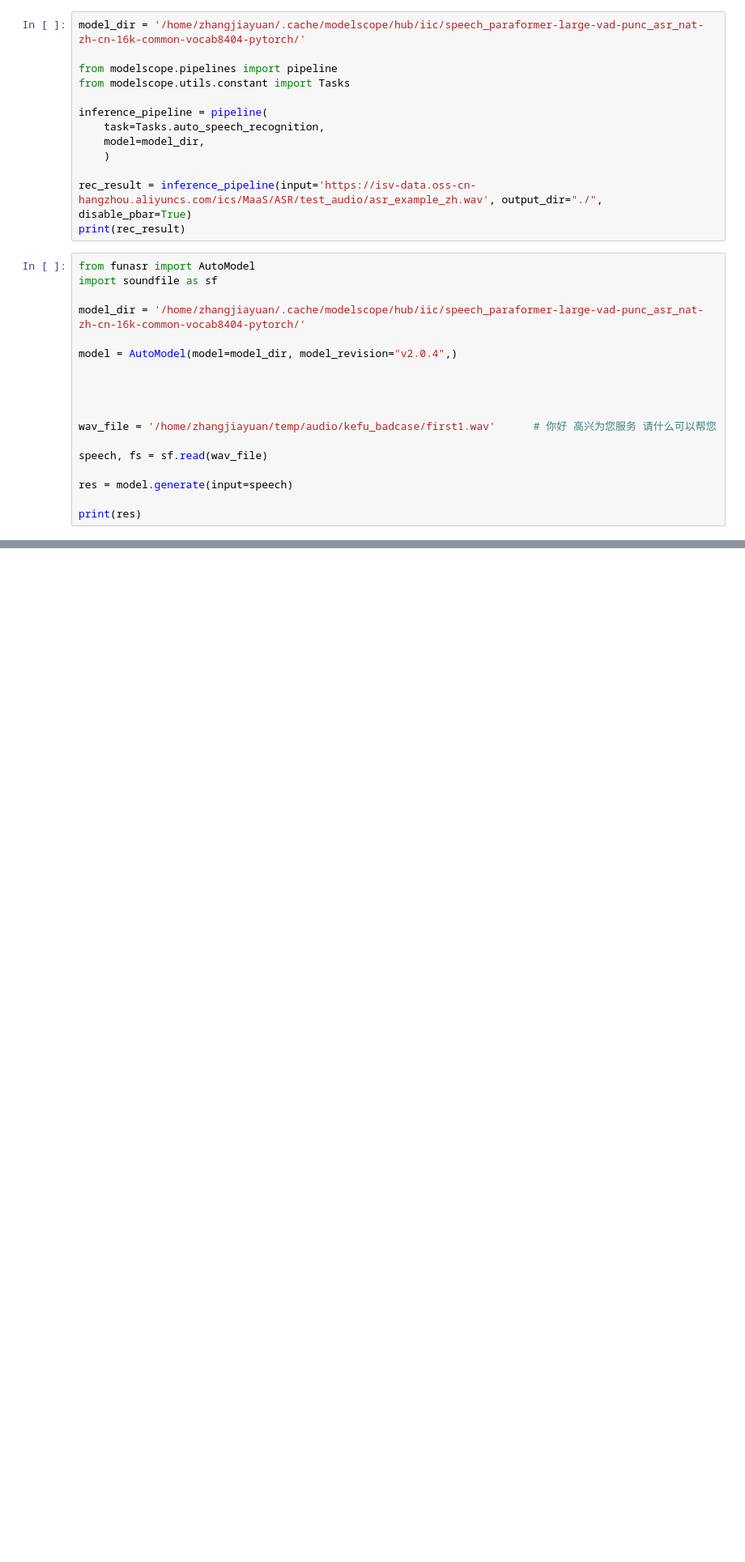
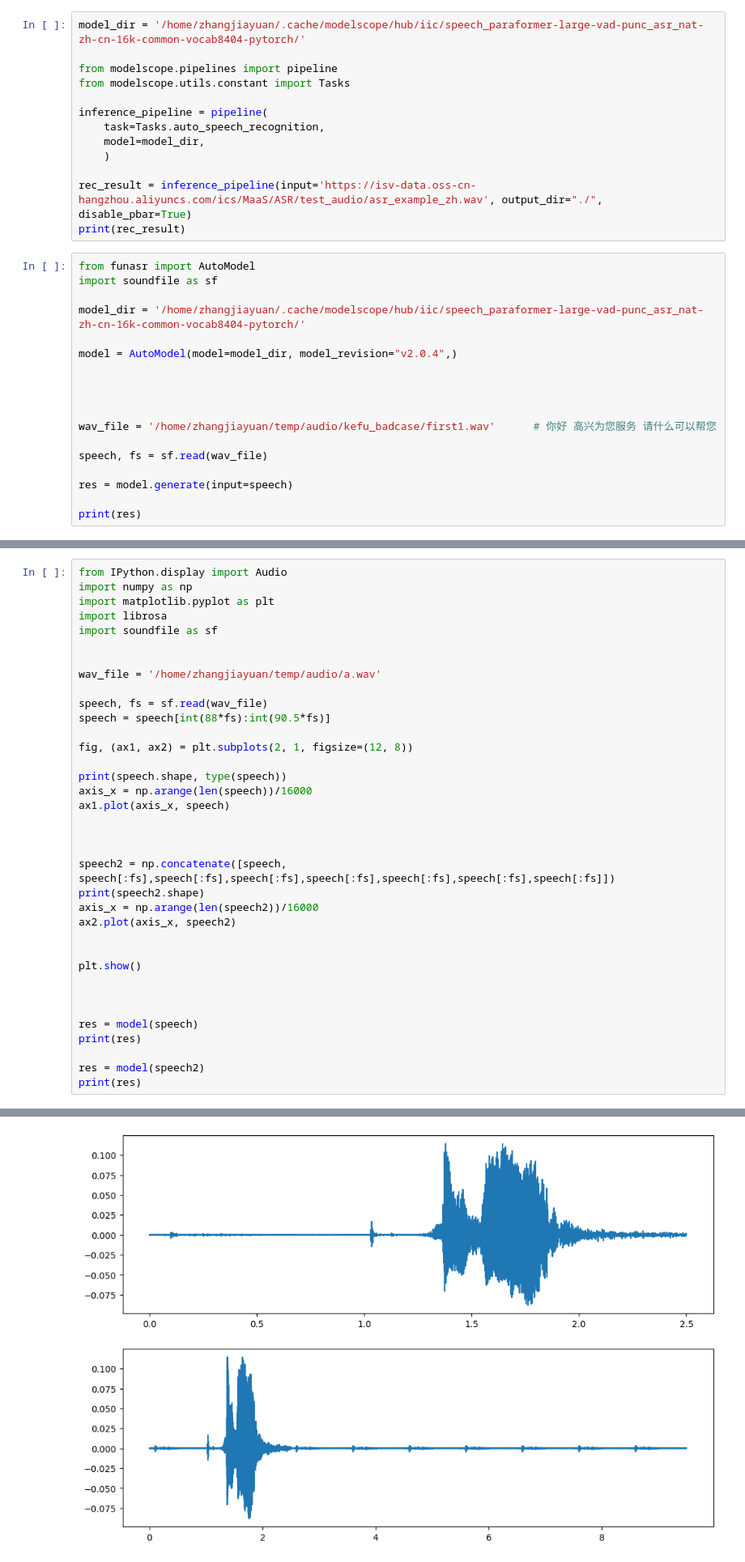
Before and after one commit to roronoa-zoro-d/FunASR, a Jupyter notebook: zoro/demo_ali.ipynb, the cells around one changed output, grey strips where cells are left out. Shown: that part at 81% size. Saved outputs shown, nothing was run; the diff lists cells and outputs as text; blank space fills up the shorter version.

```diff
--- a/zoro/demo_ali.ipynb
+++ b/zoro/demo_ali.ipynb
@@ -43,0 +157,37 @@ print(res)
+# %%
+from IPython.display import Audio
+import numpy as np
+import matplotlib.pyplot as plt
+import librosa
+import soundfile as sf
+
+
+wav_file = '/home/zhangjiayuan/temp/audio/a.wav'
+
+speech, fs = sf.read(wav_file)
+speech = speech[int(88*fs):int(90.5*fs)]
+
+fig, (ax1, ax2) = plt.subplots(2, 1, figsize=(12, 8))
+
+print(speech.shape, type(speech))
+axis_x = np.arange(len(speech))/16000
+ax1.plot(axis_x, speech)
+
+
+
+speech2 = np.concatenate([speech, speech[:fs],speech[:fs],speech[:fs],speech[:fs],speech[:fs],speech[:fs],speech[:fs]])
+print(speech2.shape)
+axis_x = np.arange(len(speech2))/16000
+ax2.plot(axis_x, speech2)
+
+
+plt.show()
+
+
+
+res = model(speech)
+print(res)
+
+res = model(speech2)
+print(res)
+# %% [output]
@@ -43,0 +196 @@ print(res)
+[figure, added]
```
Also changed, not shown: parts of 10 cells of this notebook.
